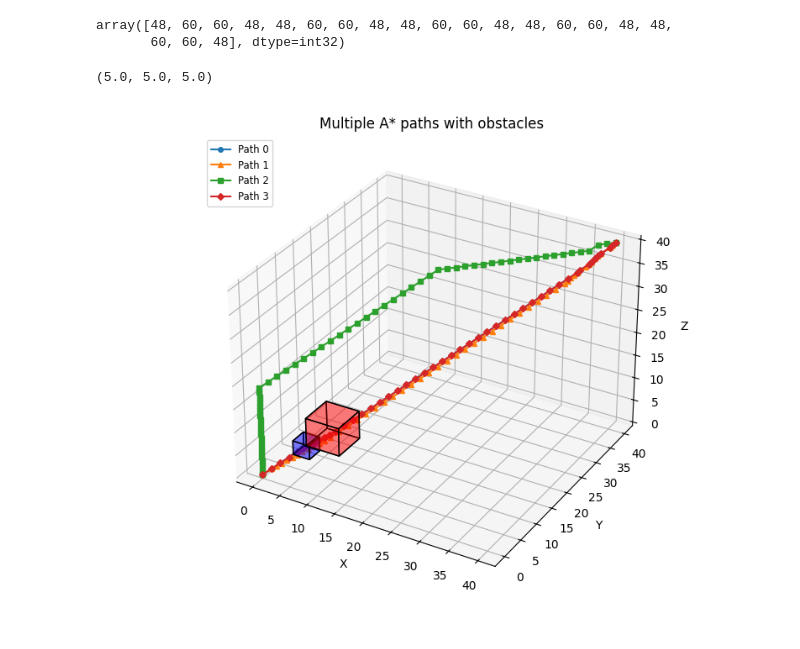
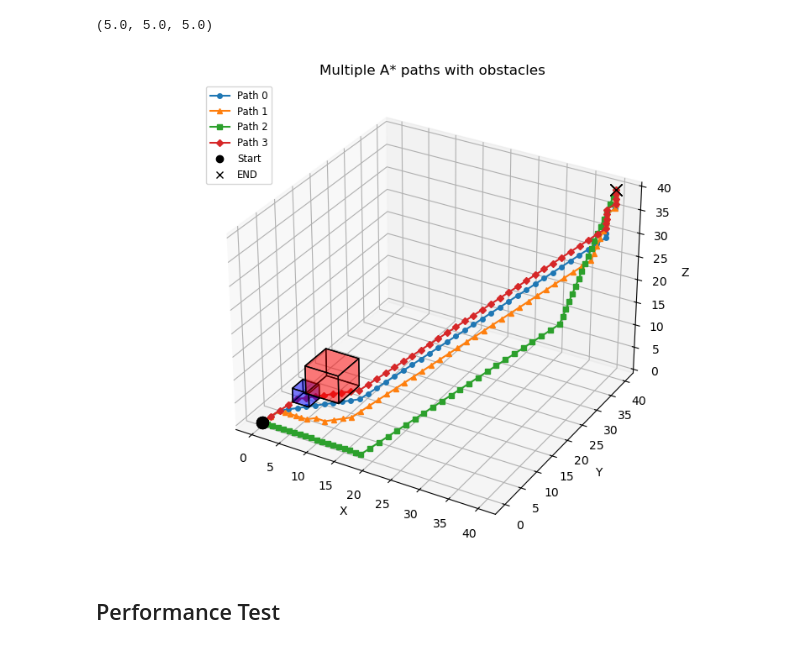
Before and after one commit to Machpoloxin/A_STAR_CUDA, a Jupyter notebook: examples/test.ipynb, the cells around one changed output. Cells and saved outputs as stored; diff of their text form; code cells hidden in the pictures.

```diff
--- a/examples/test.ipynb
+++ b/examples/test.ipynb
@@ -71,5 +89,0 @@ find enough paths
-# %%
-lengths[:20]
-# %% [output]
-array([48, 60, 60, 48, 48, 60, 60, 48, 48, 60, 60, 48, 48, 60, 60, 48, 48,
-       60, 60, 48], dtype=int32)
@@ -77,7 +95,7 @@ array([48, 60, 60, 48, 48, 60, 60, 48, 48, 60, 60, 48, 48, 60, 60, 48, 48,
 %matplotlib widget
 # %%
 # First 4 Paths
-myPlotResluts = results[:4]
+myPlotResluts = paths[:4]
 myPlotLengths = lengths[:4]
 # %%
 #-----------------------
@@ -85,9 +103,10 @@ myPlotLengths = lengths[:4]
 #-----------------------
 import matplotlib.pyplot as plt
 from mpl_toolkits.mplot3d.art3d import Poly3DCollection
+from matplotlib.lines import Line2D
 import itertools, matplotlib.colors as mcolors
-cmap   = list(mcolors.TABLEAU_COLORS)           # 10 colors
-markers = itertools.cycle(['o', '^', 's', 'D']) # 4 markers
+cmap   = list(mcolors.TABLEAU_COLORS)
+markers = itertools.cycle(['o', '^', 's', 'D'])
 
 def quaternion_to_rotation_matrix(quat):
     x, y, z, w = quat
@@ -108,12 +127,10 @@ def quaternion_to_rotation_matrix(quat):
                      [r20, r21, r22]])
 
 def plot_rotated_cube(center, dims, quat, ax, color='r', alpha=0.3):
-
     R = quaternion_to_rotation_matrix(quat)
     cx, cy, cz = center
     dx, dy, dz = dims
     hx, hy, hz = dx / 2.0, dy / 2.0, dz / 2.0
-    #8 vertices of the cube
     local_vertices = np.array([
         [-hx, -hy, -hz],
         [ hx, -hy, -hz],
@@ -124,10 +141,7 @@ def plot_rotated_cube(center, dims, quat, ax, color='r', alpha=0.3):
         [ hx,  hy,  hz],
         [-hx,  hy,  hz]
     ])
-
-    # rotate the cube
     rotated_vertices = np.dot(local_vertices, R.T)
-    # translate the cube to the center
     vertices = rotated_vertices + np.array(center)
     faces = [
         [vertices[i] for i in [0, 1, 2, 3]],
@@ -137,10 +151,8 @@ def plot_rotated_cube(center, dims, quat, ax, color='r', alpha=0.3):
         [vertices[i] for i in [1, 2, 6, 5]],
         [vertices[i] for i in [4, 7, 3, 0]]
     ]
-
     poly3d = Poly3DCollection(faces, facecolors=color, linewidths=1, edgecolors='k', alpha=alpha)
     ax.add_collection3d(poly3d)
-
 
 fig = plt.figure(figsize=(8, 6))
 ax  = fig.add_subplot(111, projection='3d')
@@ -149,36 +161,43 @@ for obs in obstacles:
     if obs["type"] == "hand":
         center = obs["hand_position"]
         dims = (obs["length"], obs["length"], obs["length"])
         quat = obs["orientation"]
         plot_rotated_cube(center, dims, quat, ax, color='red', alpha=0.3)
     elif obs["type"] == "cuboid":
         center = obs["mid_point"]
         dims = (obs["length"], obs["length"], obs["length"])
         quat = obs["orientation"]
         print(center)
         plot_rotated_cube(center, dims, quat, ax, color='blue', alpha=0.3)
 
-
 for idx in range(len(myPlotResluts)):
     L = myPlotLengths[idx]
     if L <= 0:
         continue
     raw   = np.asarray(myPlotResluts[idx][:L], dtype=np.float64)
-    pts   = raw[:, [2,1,0]]
-
+    pts   = raw[:, [0,1,2]]
     pts   = pts[np.all(pts >= 0, axis=1)]
     if pts.size == 0:
         continue
-
     color   = cmap[idx % len(cmap)]
     marker  = next(markers)
     ax.plot(pts[:,0], pts[:,1], pts[:,2],
             marker=marker, linewidth=1.5, markersize=4,
             color=color, label=f'Path {idx}')
+    ax.plot([pts[0,0]],[pts[0,1]],[pts[0,2]], marker='o', linestyle='None', markersize=10, color='k')
+    ax.plot([pts[-1,0]],[pts[-1,1]],[pts[-1,2]], marker='x', linestyle='None', markersize=10, color='k')
+
 ax.set_xlabel('X'); ax.set_ylabel('Y'); ax.set_zlabel('Z')
 ax.set_title('Multiple A* paths with obstacles')
-ax.legend(loc='upper left', fontsize='small')
+handles, labels = ax.get_legend_handles_labels()
+handles += [
+    Line2D([0],[0], marker='o', linestyle='None', color='k', label='Start', markersize=6),
+    Line2D([0],[0], marker='x', linestyle='None', color='k', label='END', markersize=6),
+]
+ax.legend(handles=handles, loc='upper left', fontsize='small')
 plt.tight_layout();  plt.show()
 # %% [output]
 (5.0, 5.0, 5.0)
-[figure, old version]
+[figure, new version]
+# %% [markdown]
+## Performance Test
```
Also changed, not shown: parts of 5 cells of this notebook, 7 other files.
